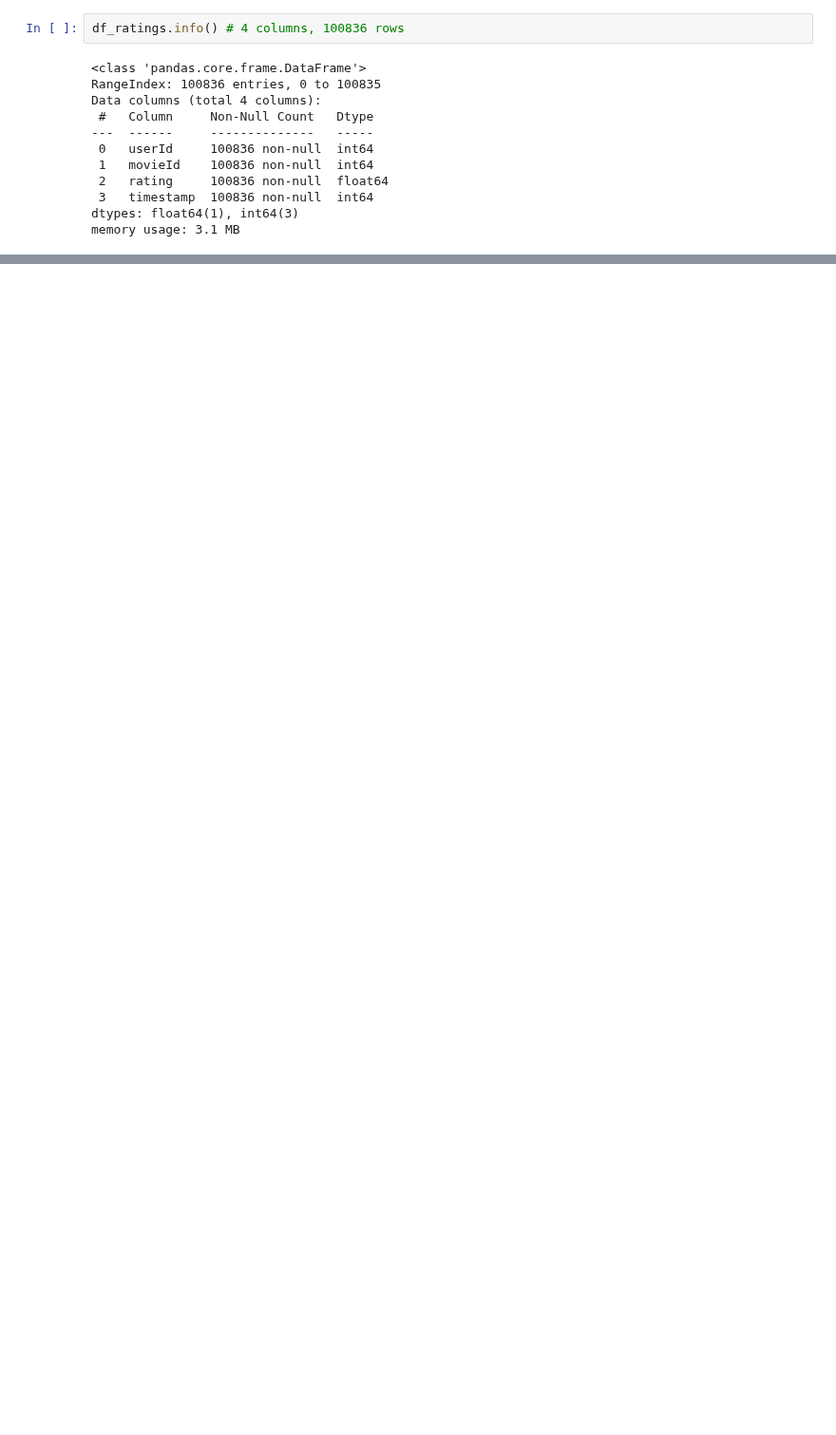
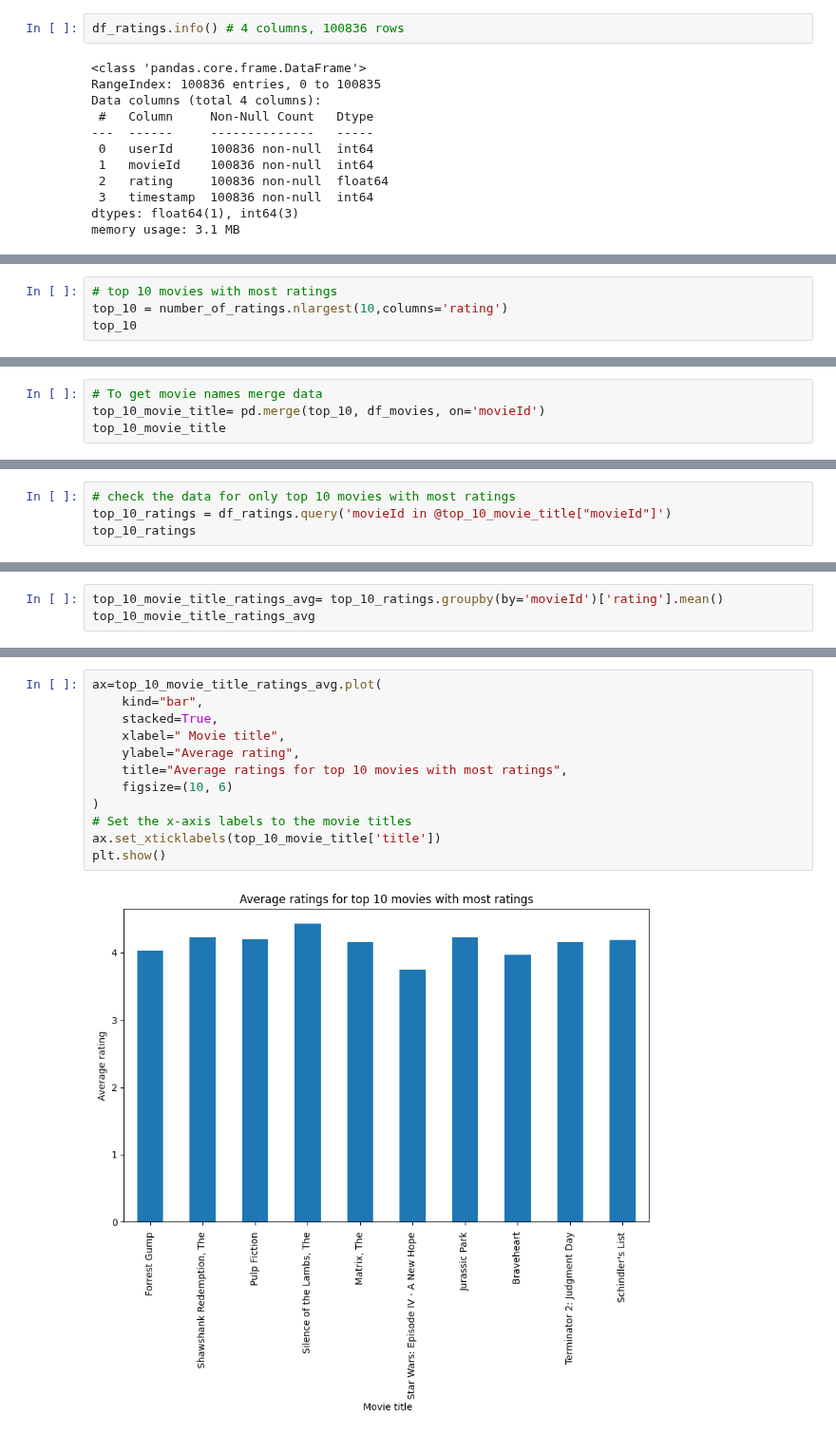
Before and after one commit to VineelaNedunuri/Machine-learning, a Jupyter notebook: Labb/Rekommender_system.ipynb, the cells around one changed output, grey strips where cells are left out. Shown at 95% size. Drawn from its saved outputs; the diff is of its cells as text; blank space fills up the shorter version.

```diff
--- a/Labb/Rekommender_system.ipynb
+++ b/Labb/Rekommender_system.ipynb
@@ -211,0 +329,4 @@ df_ratings.describe().T # print summary of Statistics
+# %%
+# top 10 movies with most ratings
+top_10 = number_of_ratings.nlargest(10,columns='rating')
+top_10
@@ -211,0 +345,4 @@ df_ratings.describe().T # print summary of Statistics
+# %%
+# To get movie names merge data
+top_10_movie_title= pd.merge(top_10, df_movies, on='movieId')
+top_10_movie_title
@@ -211,0 +361,4 @@ df_ratings.describe().T # print summary of Statistics
+# %%
+# check the data for only top 10 movies with most ratings
+top_10_ratings = df_ratings.query('movieId in @top_10_movie_title["movieId"]')
+top_10_ratings
@@ -211,0 +379,3 @@ df_ratings.describe().T # print summary of Statistics
+# %%
+top_10_movie_title_ratings_avg= top_10_ratings.groupby(by='movieId')['rating'].mean()
+top_10_movie_title_ratings_avg
@@ -211,0 +395,14 @@ df_ratings.describe().T # print summary of Statistics
+# %%
+ax=top_10_movie_title_ratings_avg.plot(
+    kind="bar",
+    stacked=True,
+    xlabel=" Movie title",
+    ylabel="Average rating",
+    title="Average ratings for top 10 movies with most ratings",
+    figsize=(10, 6)
+)
+# Set the x-axis labels to the movie titles
+ax.set_xticklabels(top_10_movie_title['title'])
+plt.show()
+# %% [output]
+[figure, added]
```
Also changed, not shown: parts of 30 cells of this notebook.
